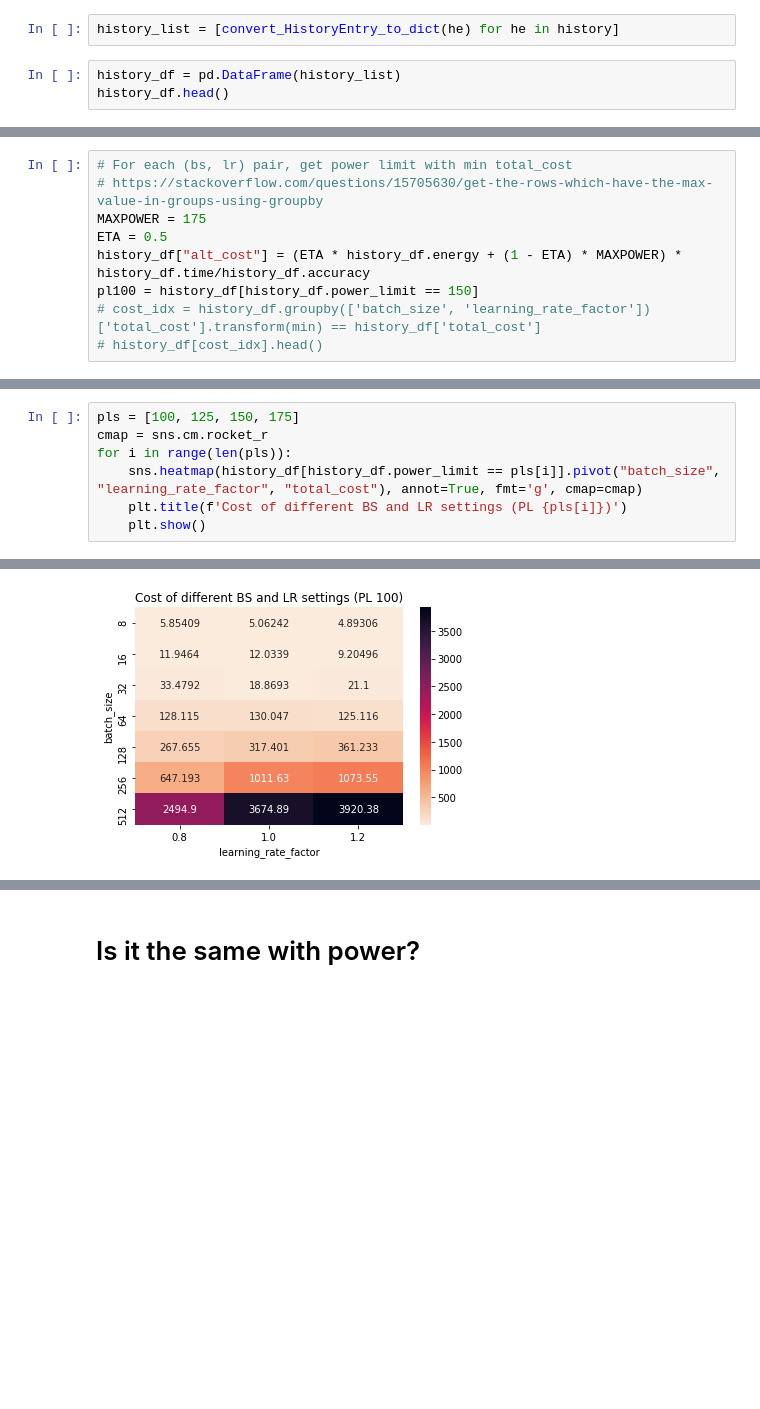
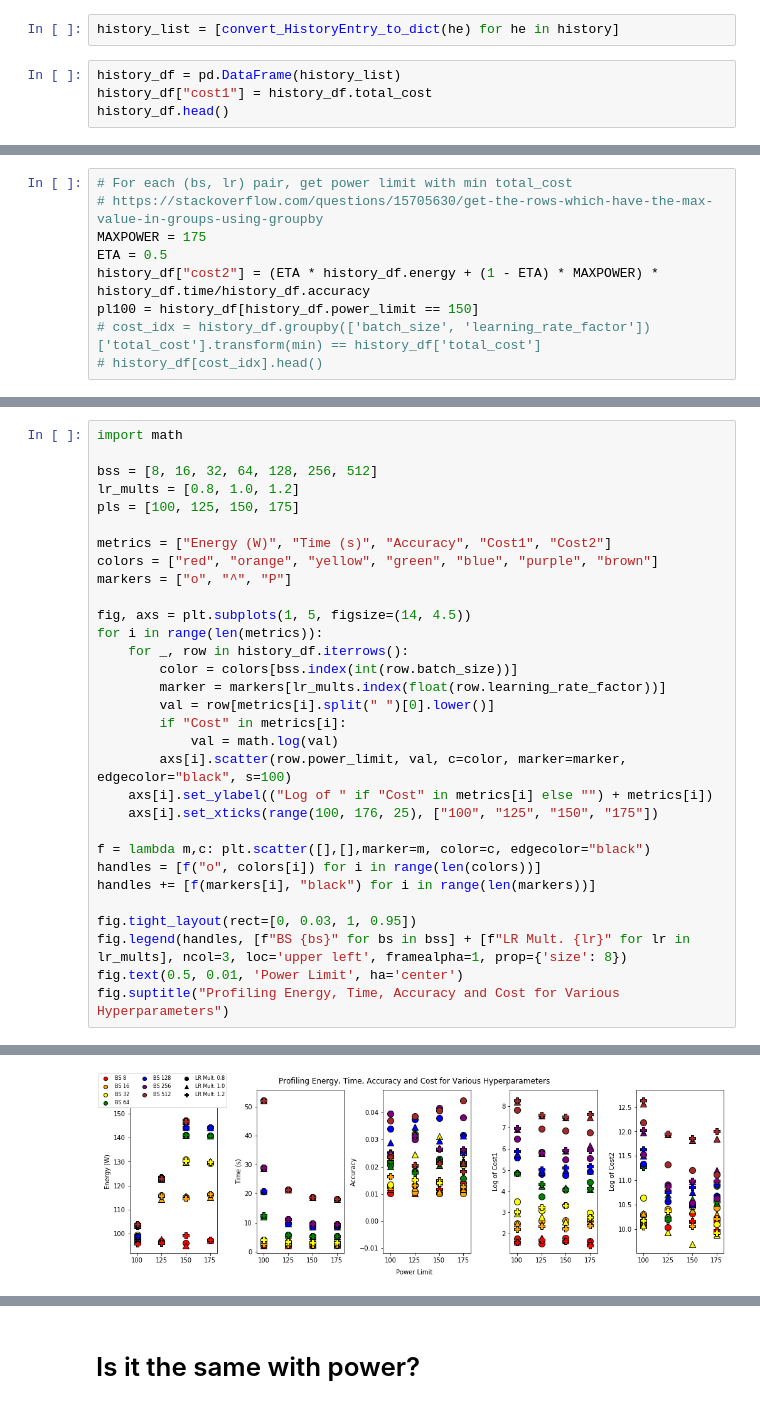
Before and after one commit to matchaginseng/automatic-bassoon, a Jupyter notebook: plots/lr_profiler_sweep.ipynb, the cells around one changed output, grey strips where cells are left out. Cells and saved outputs as stored; diff of their text form; blank space fills up the shorter version.

Commit message:
added code to make graph plots to replace heatmaps

```diff
--- a/plots/lr_profiler_sweep.ipynb
+++ b/plots/lr_profiler_sweep.ipynb
@@ -26,5 +26,6 @@ def convert_HistoryEntry_to_dict(h_entry):
 history_list = [convert_HistoryEntry_to_dict(he) for he in history]
 # %%
 history_df = pd.DataFrame(history_list)
+history_df["cost1"] = history_df.total_cost
 history_df.head()
 # %% [output]
@@ -39,7 +40,7 @@ history_df.head()
 # https://stackoverflow.com/questions/15705630/get-the-rows-which-have-the-max-value-in-groups-using-groupby
 MAXPOWER = 175
 ETA = 0.5
-history_df["alt_cost"] = (ETA * history_df.energy + (1 - ETA) * MAXPOWER) * history_df.time/history_df.accuracy
+history_df["cost2"] = (ETA * history_df.energy + (1 - ETA) * MAXPOWER) * history_df.time/history_df.accuracy
 pl100 = history_df[history_df.power_limit == 150]
 # cost_idx = history_df.groupby(['batch_size', 'learning_rate_factor'])['total_cost'].transform(min) == history_df['total_cost']
 # history_df[cost_idx].head()
@@ -57,8 +50,32 @@ pl100 = history_df[history_df.power_limit == 150]
 # %%
+import math
+
+bss = [8, 16, 32, 64, 128, 256, 512]
+lr_mults = [0.8, 1.0, 1.2]
 pls = [100, 125, 150, 175]
-cmap = sns.cm.rocket_r
-for i in range(len(pls)):
-    sns.heatmap(history_df[history_df.power_limit == pls[i]].pivot("batch_size", "learning_rate_factor", "total_cost"), annot=True, fmt='g', cmap=cmap)
-    plt.title(f'Cost of different BS and LR settings (PL {pls[i]})')
-    plt.show()
+
+metrics = ["Energy (W)", "Time (s)", "Accuracy", "Cost1", "Cost2"]
+colors = ["red", "orange", "yellow", "green", "blue", "purple", "brown"]
+markers = ["o", "^", "P"]
+
+fig, axs = plt.subplots(1, 5, figsize=(14, 4.5))
+for i in range(len(metrics)):
+    for _, row in history_df.iterrows():
+        color = colors[bss.index(int(row.batch_size))]
+        marker = markers[lr_mults.index(float(row.learning_rate_factor))]
+        val = row[metrics[i].split(" ")[0].lower()]
+        if "Cost" in metrics[i]:
+            val = math.log(val)
+        axs[i].scatter(row.power_limit, val, c=color, marker=marker, edgecolor="black", s=100)
+    axs[i].set_ylabel(("Log of " if "Cost" in metrics[i] else "") + metrics[i])
+    axs[i].set_xticks(range(100, 176, 25), ["100", "125", "150", "175"])
+
+f = lambda m,c: plt.scatter([],[],marker=m, color=c, edgecolor="black")
+handles = [f("o", colors[i]) for i in range(len(colors))]
+handles += [f(markers[i], "black") for i in range(len(markers))]
+
+fig.tight_layout(rect=[0, 0.03, 1, 0.95])
+fig.legend(handles, [f"BS {bs}" for bs in bss] + [f"LR Mult. {lr}" for lr in lr_mults], ncol=3, loc='upper left', framealpha=1, prop={'size': 8})
+fig.text(0.5, 0.01, 'Power Limit', ha='center')
+fig.suptitle("Profiling Energy, Time, Accuracy and Cost for Various Hyperparameters")
 # %% [output]
@@ -65 +83 @@ for i in range(len(pls)):
-[figure, old version]
+[figure, new version]
```
Also changed, not shown: parts of 13 cells of this notebook.
